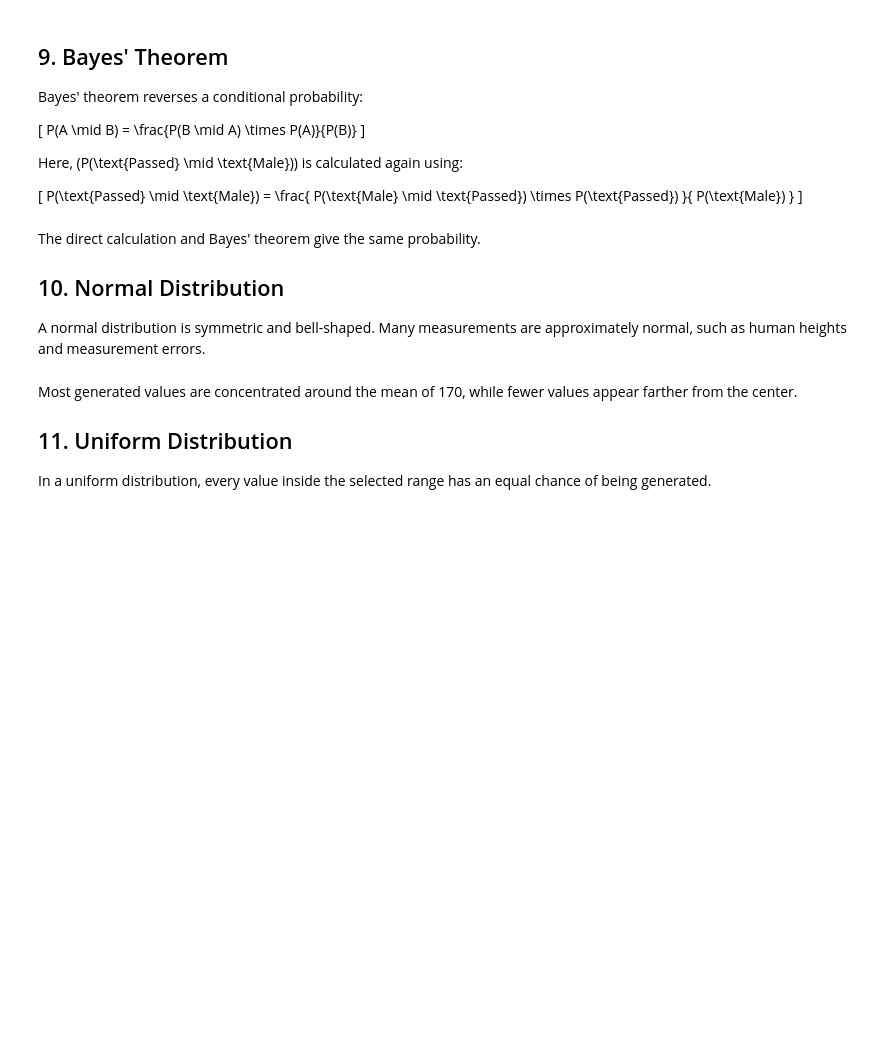
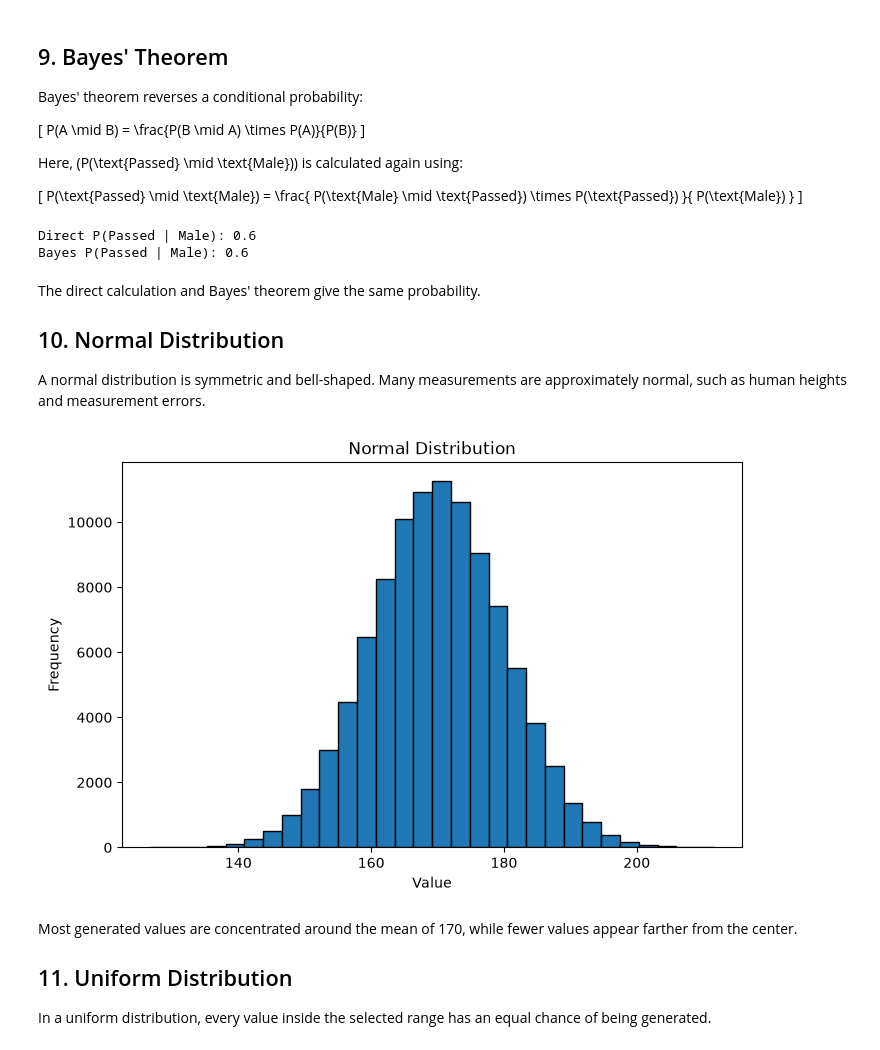
Before and after one commit to haithamhroob/binx-ai-ml-internship, a Jupyter notebook: week2/day2/day2.ipynb, the cells around one changed output. Drawn from its saved outputs; the diff is of its cells as text; code cells hidden in the pictures; blank space fills up the shorter version.

```diff
--- a/week2/day2/day2.ipynb
+++ b/week2/day2/day2.ipynb
@@ -236,18 +255,17 @@ P(\text{Male})
 }
 \]
 # %%
-p_male_given_passed = np.mean(
-    data_frame[data_frame["Passed"] == 1]["Gender"] == "M"
-)
+p_male_given_passed = np.mean( data_frame[data_frame["Passed"] == 1]["Gender"] == "M")
 p_passed = np.mean(data_frame["Passed"] == 1)
 p_male = np.mean(data_frame["Gender"] == "M")
 
-p_passed_given_male_bayes = (
-    p_male_given_passed * p_passed / p_male
-)
+p_passed_given_male_bayes = (p_male_given_passed * p_passed / p_male)
 
 print("Direct P(Passed | Male):", p_passed_given_male)
 print("Bayes P(Passed | Male):", p_passed_given_male_bayes)
+# %% [output]
+Direct P(Passed | Male): 0.6
+Bayes P(Passed | Male): 0.6
 # %% [markdown]
 The direct calculation and Bayes' theorem give the same probability.
 
@@ -255,14 +273,16 @@ The direct calculation and Bayes' theorem give the same probability.
 
 A normal distribution is symmetric and bell-shaped. Many measurements are approximately normal, such as human heights and measurement errors.
 # %%
-normal = np.random.normal( loc=170,scale=10,size=100_000)
+normal = np.random.normal( 170,10,100000)
 
 plt.figure(figsize=(8, 5))
 plt.hist(normal, bins=30, edgecolor="black")
 plt.title("Normal Distribution")
 plt.xlabel("Value")
 plt.ylabel("Frequency")
 plt.show()
+# %% [output]
+[figure, added]
 # %% [markdown]
 Most generated values are concentrated around the mean of 170, while fewer values appear farther from the center.
 
```
Also changed, not shown: parts of 10 cells of this notebook.
